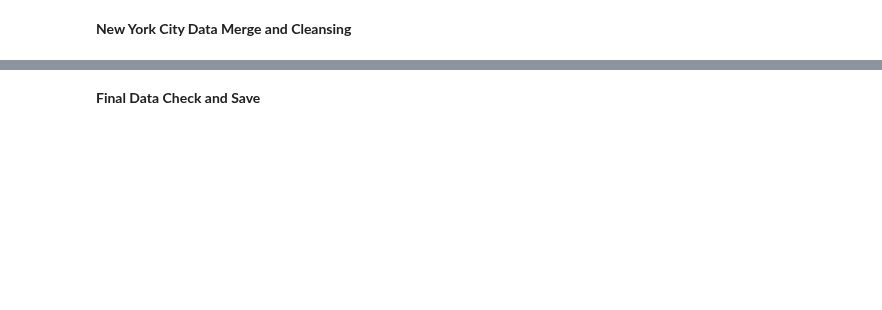
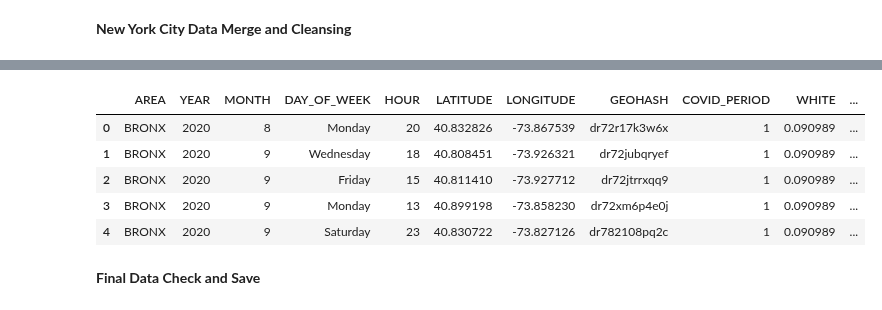
Before and after one commit to YolandaMDavis/cs109a-fall2020, a Jupyter notebook: Data_Merge_Milestone_3.ipynb, the cells around one changed output, grey strips where cells are left out. Saved outputs shown, nothing was run; the diff lists cells and outputs as text; code cells hidden in the pictures; blank space fills up the shorter version.

```diff
--- a/Data_Merge_Milestone_3.ipynb
+++ b/Data_Merge_Milestone_3.ipynb
@@ -146,3 +182,13 @@ new_york_crime_analysis_data_df = new_york_crime_analysis_data_df[(new_york_crim
+# %%
+new_york_crime_analysis_data_final_df = new_york_crime_analysis_data_df[["AREA","YEAR","MONTH","DAY_OF_WEEK","HOUR","LATITUDE","LONGITUDE","GEOHASH","COVID_PERIOD","WHITE","BLACK","ASIAN","HISPANIC","MEDIAN_INCOME","LOCAL_PROP_VALUES","STREETLIGHT_DISTANCE","POLICE_STATION_DISTANCE","HOSPITAL_DISTANCE","COLLEGE_UNIV_DISTANCE","ELECTION","PRCP","SNOW","NIGHT","OFFENSE_TYPE","VIOLENT_CRIME"]].reset_index().drop(columns=["CMPLNT_NUM"])
+new_york_crime_analysis_data_final_df.head()
+# %% [output]
+|  | AREA | YEAR | MONTH | DAY_OF_WEEK | HOUR | LATITUDE | LONGITUDE | GEOHASH | COVID_PERIOD | WHITE | ... |
+| 0 | BRONX | 2020 | 8 | Monday | 20 | 40.832826 | -73.867539 | dr72r17k3w6x | 1 | 0.090989 | ... |
+| 1 | BRONX | 2020 | 9 | Wednesday | 18 | 40.808451 | -73.926321 | dr72jubqryef | 1 | 0.090989 | ... |
+| 2 | BRONX | 2020 | 9 | Friday | 15 | 40.811410 | -73.927712 | dr72jtrrxqq9 | 1 | 0.090989 | ... |
+| 3 | BRONX | 2020 | 9 | Monday | 13 | 40.899198 | -73.858230 | dr72xm6p4e0j | 1 | 0.090989 | ... |
+| 4 | BRONX | 2020 | 9 | Saturday | 23 | 40.830722 | -73.827126 | dr782108pq2c | 1 | 0.090989 | ... |
 # %% [markdown]
 **Final Data Check and Save**
 # %%
```
Also changed, not shown: parts of 13 cells of this notebook.
